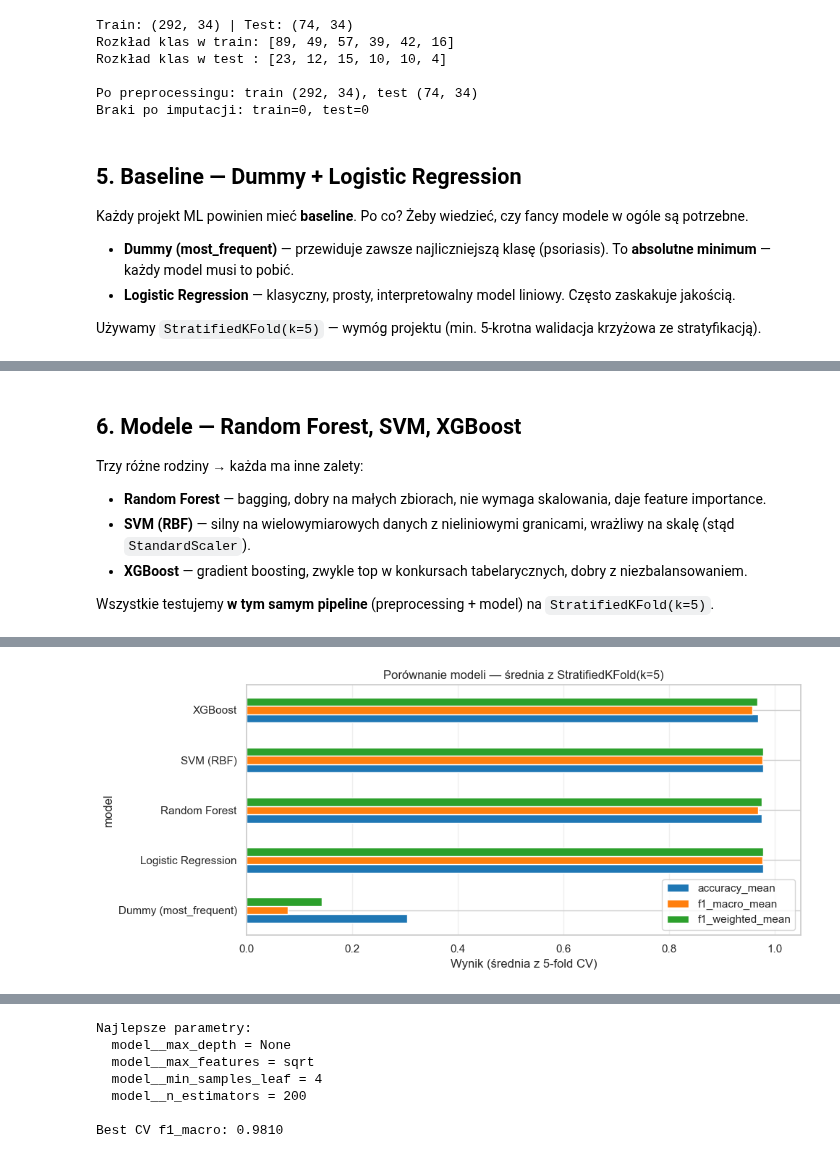
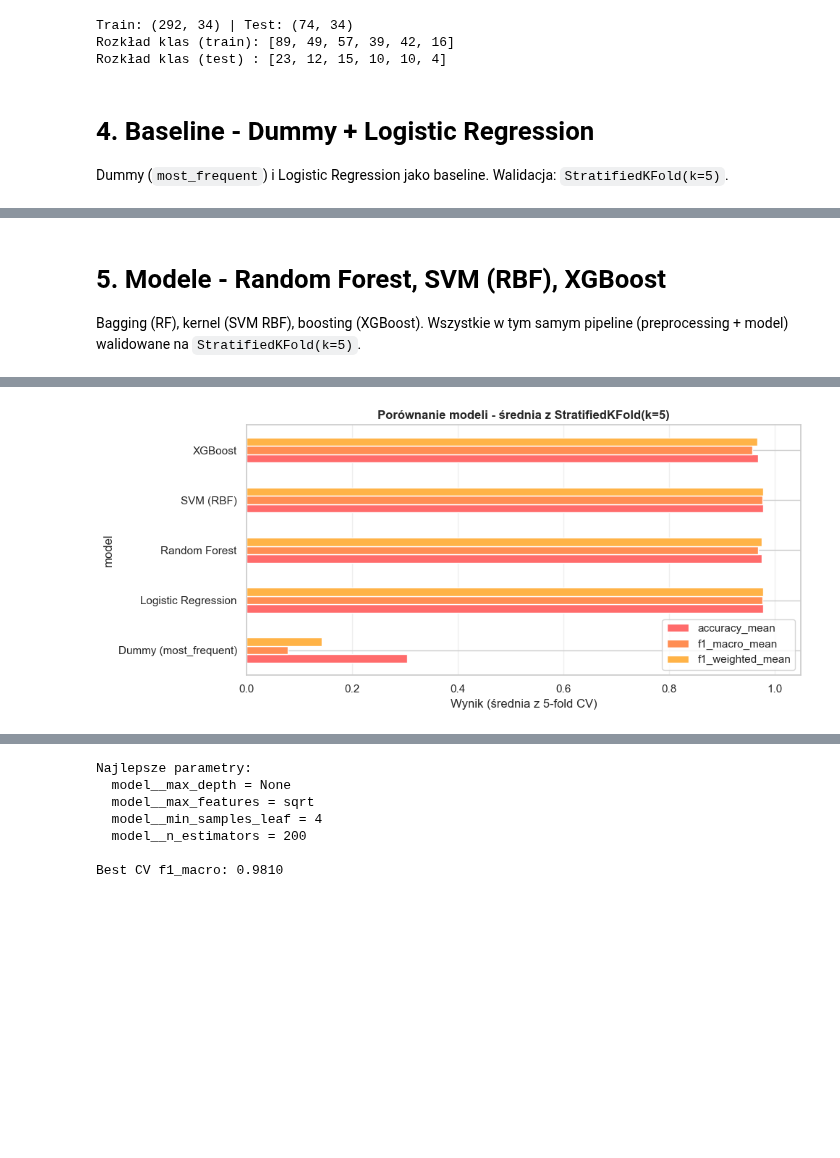
Before and after one commit to MattyMroz/ML, a Jupyter notebook: PROJEKT/notebooks/mateusz_mroz_uci_dermatology.ipynb, the cells around one changed output, grey strips where cells are left out. Saved outputs shown, nothing was run; the diff lists cells and outputs as text; code cells hidden in the pictures; blank space fills up the shorter version.

```diff
--- a/PROJEKT/notebooks/mateusz_mroz_uci_dermatology.ipynb
+++ b/PROJEKT/notebooks/mateusz_mroz_uci_dermatology.ipynb
@@ -307,43 +354,26 @@ X_train, X_test, y_train, y_test = train_test_split(
     X, y, test_size=0.2, random_state=RANDOM_STATE, stratify=y
 )
 
-print(f"Train: {X_train.shape} | Test: {X_test.shape}")
-print("Rozkład klas w train:", pd.Series(y_train).value_counts().sort_index().tolist())
-print("Rozkład klas w test :", pd.Series(y_test).value_counts().sort_index().tolist())
+
+def make_preprocessor() -> Pipeline:
+    """Imputacja medianą + StandardScaler (fit tylko na trainie)."""
+    return Pipeline(steps=[
+        ("imputer", SimpleImputer(strategy="median")),
+        ("scaler", StandardScaler()),
+    ])
 
 
-def make_preprocessor() -> Pipeline:
-    """Imputacja medianą + StandardScaler — wszystko fitujemy tylko na trainie."""
-    return Pipeline(
-        steps=[
-            ("imputer", SimpleImputer(strategy="median")),
-            ("scaler", StandardScaler()),
-        ]
-    )
-
-
-preprocessor = make_preprocessor()
-X_train_proc = preprocessor.fit_transform(X_train)
-X_test_proc = preprocessor.transform(X_test)
-
-print(f"\nPo preprocessingu: train {X_train_proc.shape}, test {X_test_proc.shape}")
-print(f"Braki po imputacji: train={np.isnan(X_train_proc).sum()}, test={np.isnan(X_test_proc).sum()}")
+print(f"Train: {X_train.shape} | Test: {X_test.shape}")
+print("Rozkład klas (train):", pd.Series(y_train).value_counts().sort_index().tolist())
+print("Rozkład klas (test) :", pd.Series(y_test).value_counts().sort_index().tolist())
 # %% [output]
 Train: (292, 34) | Test: (74, 34)
-Rozkład klas w train: [89, 49, 57, 39, 42, 16]
-Rozkład klas w test : [23, 12, 15, 10, 10, 4]
-
-Po preprocessingu: train (292, 34), test (74, 34)
-Braki po imputacji: train=0, test=0
+Rozkład klas (train): [89, 49, 57, 39, 42, 16]
+Rozkład klas (test) : [23, 12, 15, 10, 10, 4]
 # %% [markdown]
-## 5. Baseline — Dummy + Logistic Regression
+# 4. Baseline - Dummy + Logistic Regression
 
-Każdy projekt ML powinien mieć **baseline**. Po co? Żeby wiedzieć, czy fancy modele w ogóle są potrzebne.
-
-- **Dummy (most_frequent)** — przewiduje zawsze najliczniejszą klasę (psoriasis). To **absolutne minimum** — każdy model musi to pobić.
-- **Logistic Regression** — klasyczny, prosty, interpretowalny model liniowy. Często zaskakuje jakością.
-
-Używamy `StratifiedKFold(k=5)` — wymóg projektu (min. 5-krotna walidacja krzyżowa ze stratyfikacją).
+Dummy (`most_frequent`) i Logistic Regression jako baseline. Walidacja: `StratifiedKFold(k=5)`.
 # %%
 CV = StratifiedKFold(n_splits=5, shuffle=True, random_state=RANDOM_STATE)
 SCORING = {
@@ -389,12 +419,7 @@ baseline_df.round(4)
 | 0 | Dummy (most_frequent) | 0.3048 | 0.0063 | 0.0779 | 0.0012 | 0.1424 | 0.0052 |
 | 1 | Logistic Regression | 0.9794 | 0.0129 | 0.9768 | 0.0145 | 0.9793 | 0.0129 |
 # %% [markdown]
-## 6. Modele — Random Forest, SVM, XGBoost
+# 5. Modele - Random Forest, SVM (RBF), XGBoost
 
-Trzy różne rodziny → każda ma inne zalety:
-- **Random Forest** — bagging, dobry na małych zbiorach, nie wymaga skalowania, daje feature importance.
-- **SVM (RBF)** — silny na wielowymiarowych danych z nieliniowymi granicami, wrażliwy na skalę (stąd `StandardScaler`).
-- **XGBoost** — gradient boosting, zwykle top w konkursach tabelarycznych, dobry z niezbalansowaniem.
-
-Wszystkie testujemy **w tym samym pipeline** (preprocessing + model) na `StratifiedKFold(k=5)`.
+Bagging (RF), kernel (SVM RBF), boosting (XGBoost). Wszystkie w tym samym pipeline (preprocessing + model) walidowane na `StratifiedKFold(k=5)`.
 # %%
@@ -434,24 +460,23 @@ results_df.round(4)
 | 3 | SVM (RBF) | 0.9794 | 0.0129 | 0.9768 | 0.0145 | 0.9793 | 0.0129 |
 | 4 | XGBoost | 0.9690 | 0.0201 | 0.9581 | 0.0310 | 0.9682 | 0.0209 |
 # %%
-# Wizualizacja wyników (czytelniejsze niż surowa tabela).
+# Porównanie modeli
 plot_df = results_df.copy()
 plot_df = plot_df.set_index("model")[["accuracy_mean", "f1_macro_mean", "f1_weighted_mean"]]
 
 fig, ax = plt.subplots(figsize=(10, 4.5))
-plot_df.plot(kind="barh", ax=ax, color=["#1f77b4", "#ff7f0e", "#2ca02c"])
+plot_df.plot(kind="barh", ax=ax, color=["#FF6B6B", "#FF8E53", "#FFB347"], edgecolor="white")
 ax.set_xlim(0, 1.05)
 ax.set_xlabel("Wynik (średnia z 5-fold CV)")
-ax.set_title("Porównanie modeli — średnia z StratifiedKFold(k=5)")
+ax.set_title("Porównanie modeli - średnia z StratifiedKFold(k=5)", fontweight="bold")
 ax.legend(loc="lower right")
 ax.grid(axis="x", alpha=0.3)
 plt.tight_layout()
 plt.show()
 
-# Wybór najlepszego po macro-F1 (dobrze oddaje jakość przy niezbalansowaniu).
 best_row = results_df.sort_values("f1_macro_mean", ascending=False).iloc[0]
-print(f"\n🏆 Najlepszy model: {best_row['model']}")
-print(f"   f1_macro = {best_row['f1_macro_mean']:.4f} ± {best_row['f1_macro_std']:.4f}")
-print(f"   accuracy = {best_row['accuracy_mean']:.4f} ± {best_row['accuracy_std']:.4f}")
+print(f"\nNajlepszy model: {best_row['model']}")
+print(f"  f1_macro = {best_row['f1_macro_mean']:.4f} ± {best_row['f1_macro_std']:.4f}")
+print(f"  accuracy = {best_row['accuracy_mean']:.4f} ± {best_row['accuracy_std']:.4f}")
 # %% [output]
-[figure, old version]
+[figure, new version]
```
Also changed, not shown: parts of 36 cells of this notebook, 1 other file.
